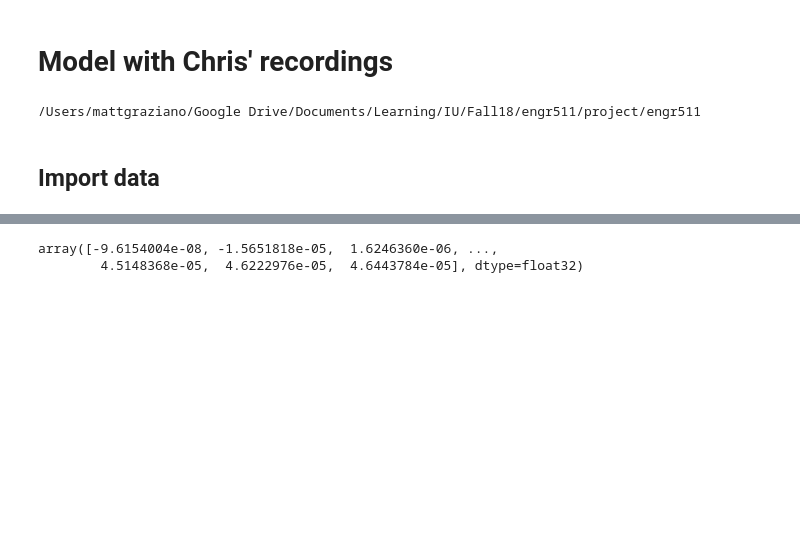
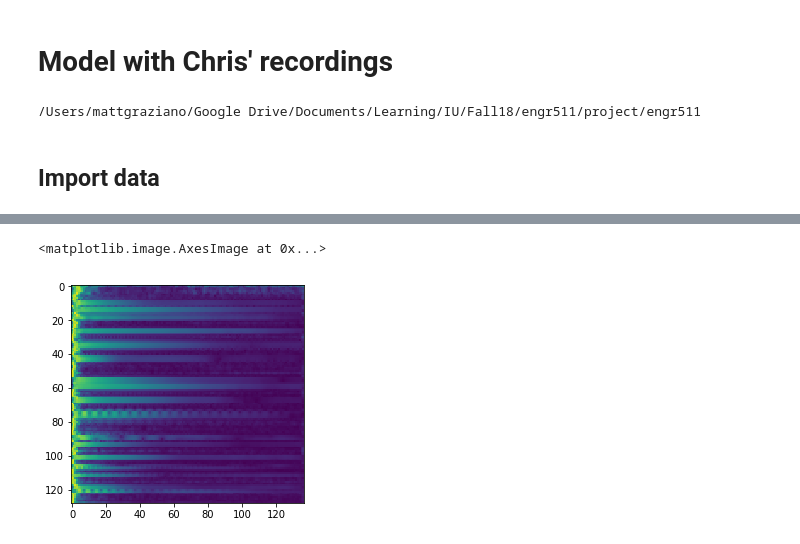
Before and after one commit to MattGraz/engr511, a Jupyter notebook: notebooks/generated_chord_model.ipynb, the cells around one changed output, grey strips where cells are left out. Cells and saved outputs as stored; diff of their text form; code cells hidden in the pictures; blank space fills up the shorter version.

```diff
--- a/notebooks/generated_chord_model.ipynb
+++ b/notebooks/generated_chord_model.ipynb
@@ -393,3 +382,0 @@ IndentationError: unexpected indent (Progression_Modeling.py, line 23)
-# %%
-data, sr = sf.read(recording_filenames[0])
-data1, sr = librosa.load(recording_filenames[0])
@@ -403,5 +383,5 @@ array([ 0.00000000e+00,  0.00000000e+00, -3.05175781e-05, ...,
-# %%
-data1
-# %% [output]
-array([-9.6154004e-08, -1.5651818e-05,  1.6246360e-06, ...,
-        4.5148368e-05,  4.6222976e-05,  4.6443784e-05], dtype=float32)
+# %%
+A0 = 27.5
+C2 = 65.41
+C7 = 2093.00
+C8 = 4186.01
@@ -407,0 +394,5 @@ array([-9.6154004e-08, -1.5651818e-05,  1.6246360e-06, ...,
+# %%
+def get_spectrogram(signal, sr=44100):
+    spectrogram = melspectrogram(Prepare(signal), sr=sr, fmin=C2, fmax=C7, n_fft=2048 * 2, hop_length=1024)
+    spectrogram_norm = pow(normalize(spectrogram), .25)
+    return spectrogram_norm
@@ -407,0 +410,6 @@ array([-9.6154004e-08, -1.5651818e-05,  1.6246360e-06, ...,
+# %%
+a = get_spectrogram(sf.read(recording_filenames[16])[0])
+plt.imshow(a)
+# %% [output]
+<matplotlib.image.AxesImage at 0x...>
+[figure, added]
```
Also changed, not shown: parts of 30 cells of this notebook, 2 other files.
